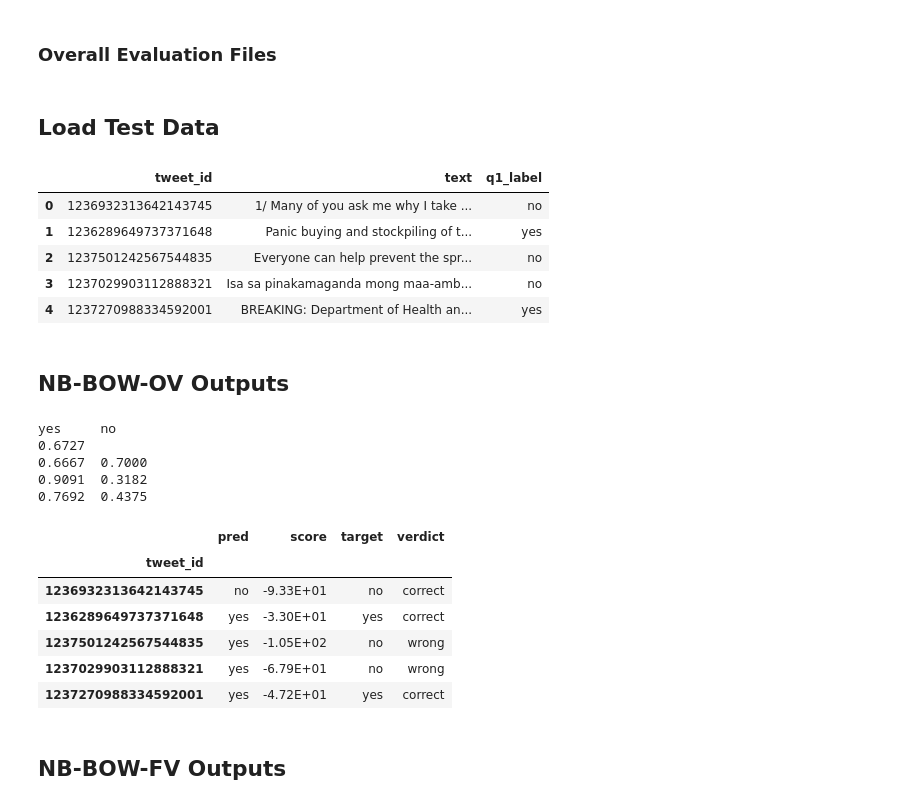
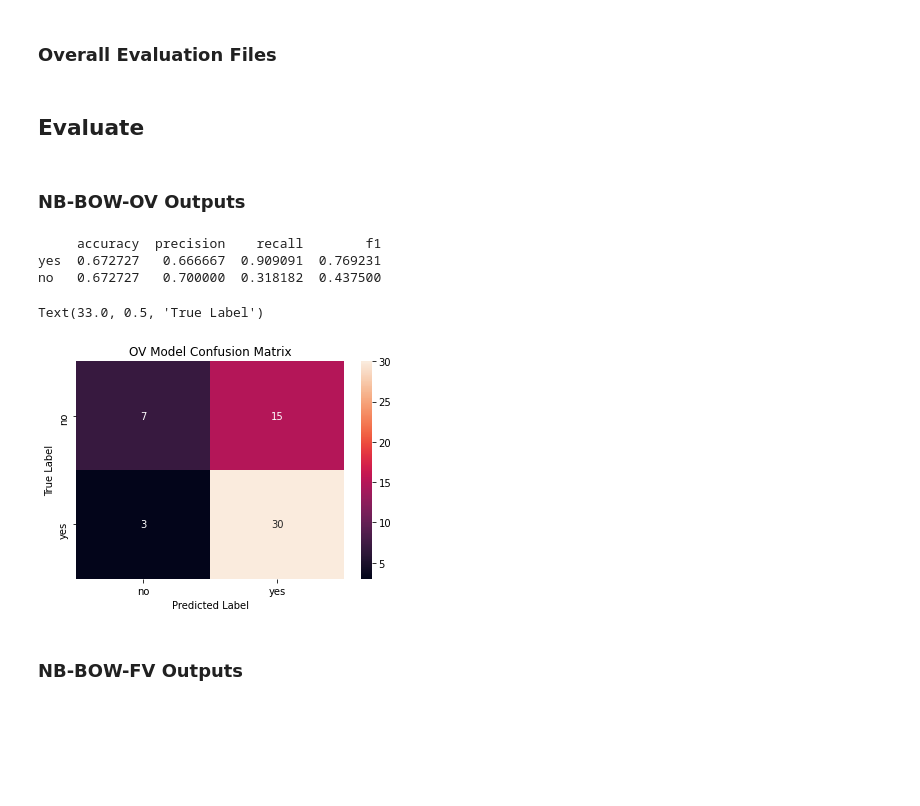
Before and after one commit to yuxiang-zhang/ai-nb-bow, a Jupyter notebook: code/prototype.ipynb, the cells around one changed output. Cells and saved outputs as stored; diff of their text form; code cells hidden in the pictures; blank space fills up the shorter version.

```diff
--- a/code/prototype.ipynb
+++ b/code/prototype.ipynb
@@ -232,39 +235,61 @@ def eval_model(y_test, y_pred, path):
-# %% [markdown]
-## Load Test Data
-# %%
-testing_file = '../data/covid_test_public.tsv'
-test_df = pd.read_csv(testing_file, sep='\t', usecols=[0,1,2], names=train_df.columns)
-X_test = pd.Series(test_df['text'].str.lower().str.split().values.copy(), index=test_df['tweet_id'])
-y_test = pd.Series(test_df['q1_label'].astype('category').values.copy(), index=test_df['tweet_id'])
-test_df.head()
-# %% [output]
-|  | tweet_id | text | q1_label |
-| 0 | 1236932313642143745 | 1/ Many of you ask me why I take ... | no |
-| 1 | 1236289649737371648 | Panic buying and stockpiling of t... | yes |
-| 2 | 1237501242567544835 | Everyone can help prevent the spr... | no |
-| 3 | 1237029903112888321 | Isa sa pinakamaganda mong maa-amb... | no |
-| 4 | 1237270988334592001 | BREAKING: Department of Health an... | yes |
+# %%
+CLASSES = ('yes', 'no')
+
+def confusion_matrix(y_true: pd.Series, y_pred: pd.Series):
+    positive_pred = y_pred == 'yes'
+    positive_target = y_true == 'yes'
+    N = len(y_true)
+    np = len(y_true[positive_target])
+    nn = N - np
+    tp, fp = (y_true[positive_pred] == y_pred[positive_pred]).value_counts().reindex([True, False])
+    fn = np - tp
+    tn = nn - fp
+    return pd.DataFrame([[tn,fp],[fn,tp]], index=('no', 'yes'), columns=('no', 'yes'))
+
+def accuracy_scores(tn, fp, fn, tp):
+    N = sum((tn, fp, fn, tp))
+    return pd.Series([(tp+tn)/N, (tp+tn)/N], index=('yes', 'no'), dtype=np.float64, name='accuracy')
+
+def precision_scores(tn, fp, fn, tp):
+    return pd.Series([tp/(tp+fp), tn/(fn+tn)], index=('yes', 'no'), dtype=np.float64, name='precision')
+
+def recall_scores(tn, fp, fn, tp):
+    return pd.Series([tp/(tp+fn), tn/(tn+fp)], index=('yes', 'no'), dtype=np.float64, name='recall')
+
+def f1_scores(tn, fp, fn, tp):
+    prec = precision_scores(tn, fp, fn, tp)
+    reca = recall_scores(tn, fp, fn, tp)
+    return (2 * prec * reca / (prec + reca)).rename('f1')
+
+def eval_model(y_true: pd.Series, y_pred: pd.Series, path):
+    outcomes = confusion_matrix(y_true, y_pred).to_numpy().ravel()
+    df = pd.concat([score(*outcomes) for score in (accuracy_scores, precision_scores, recall_scores, f1_scores)], axis=1)
+    pair_fmt = '{:.4f}  {:.4f}\n'
+    lines = [pair_fmt.format(*df[col].tolist()) for col in df.columns]
+    lines[0] = lines[0].rsplit(' ', 1)[-1]
+    with open(path, 'w') as f:
+        f.writelines(lines)
+    return df
+# %% [markdown]
+## Evaluate
 # %% [markdown]
-## NB-BOW-OV Outputs
+### NB-BOW-OV Outputs
 # %%
 ov_trace = trace_predict(ov_model, class_log_proba, X_test, y_test, '../out/trace_NB-BOW-OV.txt')
 print(eval_model(ov_trace.target, ov_trace.pred, '../out/eval_NB-BOW-OV.txt'))
 ov_trace.head()
+sns.heatmap(confusion_matrix(ov_trace.target, ov_trace.pred), annot=True, fmt="d")
+plt.title('OV Model Confusion Matrix')
+plt.xlabel('Predicted Label')
+plt.ylabel('True Label')
 # %% [output]
-yes     no
-0.6727
-0.6667  0.7000
-0.9091  0.3182
-0.7692  0.4375
+     accuracy  precision    recall        f1
+yes  0.672727   0.666667  0.909091  0.769231
+no   0.672727   0.700000  0.318182  0.437500
-|  | pred | score | target | verdict |
-| tweet_id |  |  |  |  |
-| 1236932313642143745 | no | -9.33E+01 | no | correct |
-| 1236289649737371648 | yes | -3.30E+01 | yes | correct |
-| 1237501242567544835 | yes | -1.05E+02 | no | wrong |
-| 1237029903112888321 | yes | -6.79E+01 | no | wrong |
-| 1237270988334592001 | yes | -4.72E+01 | yes | correct |
+Text(33.0, 0.5, 'True Label')
+[figure, added]
 # %% [markdown]
-## NB-BOW-FV Outputs
+### NB-BOW-FV Outputs
 # %%
 fv_trace = trace_predict(fv_model, class_log_proba, X_test, y_test, '../out/trace_NB-BOW-FV.txt')
 print(eval_model(fv_trace.target, fv_trace.pred, '../out/eval_NB-BOW-FV.txt'))
```
Also changed, not shown: parts of 15 cells of this notebook.
